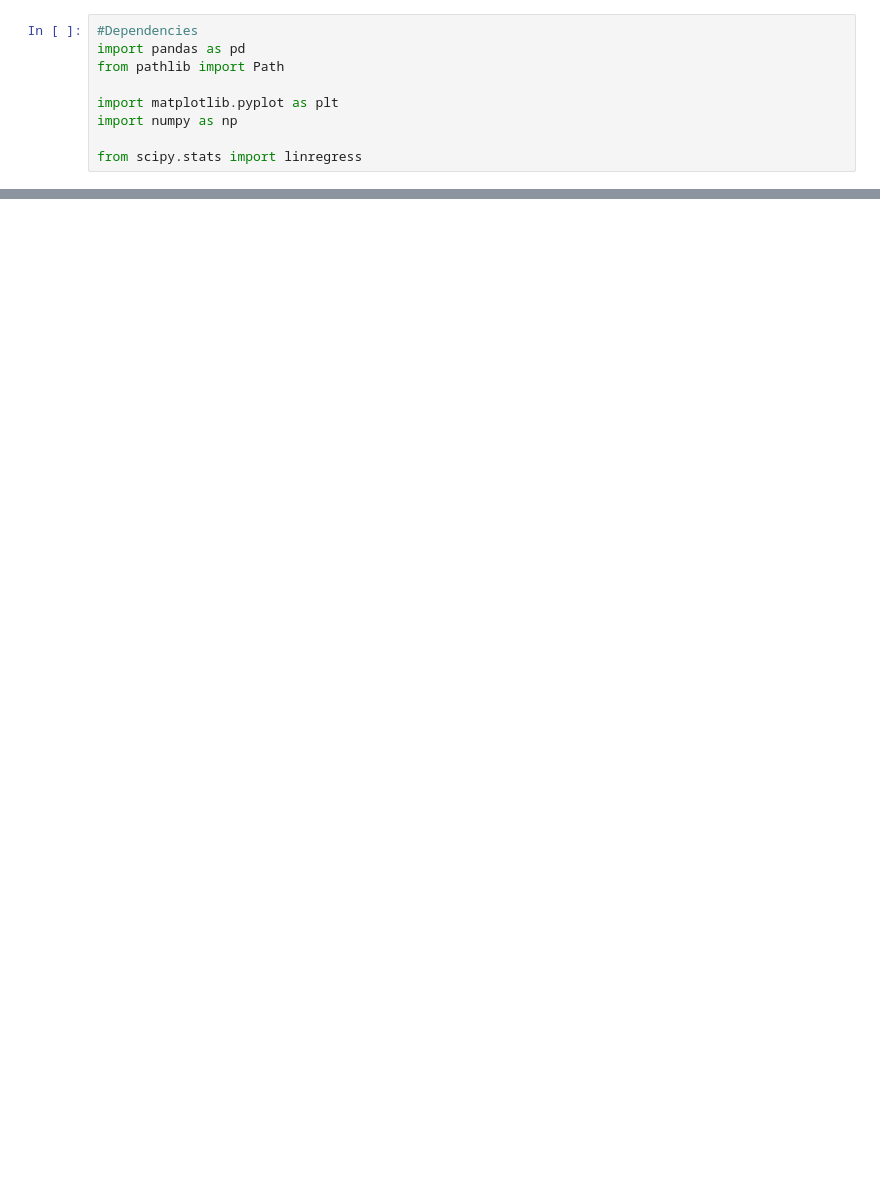
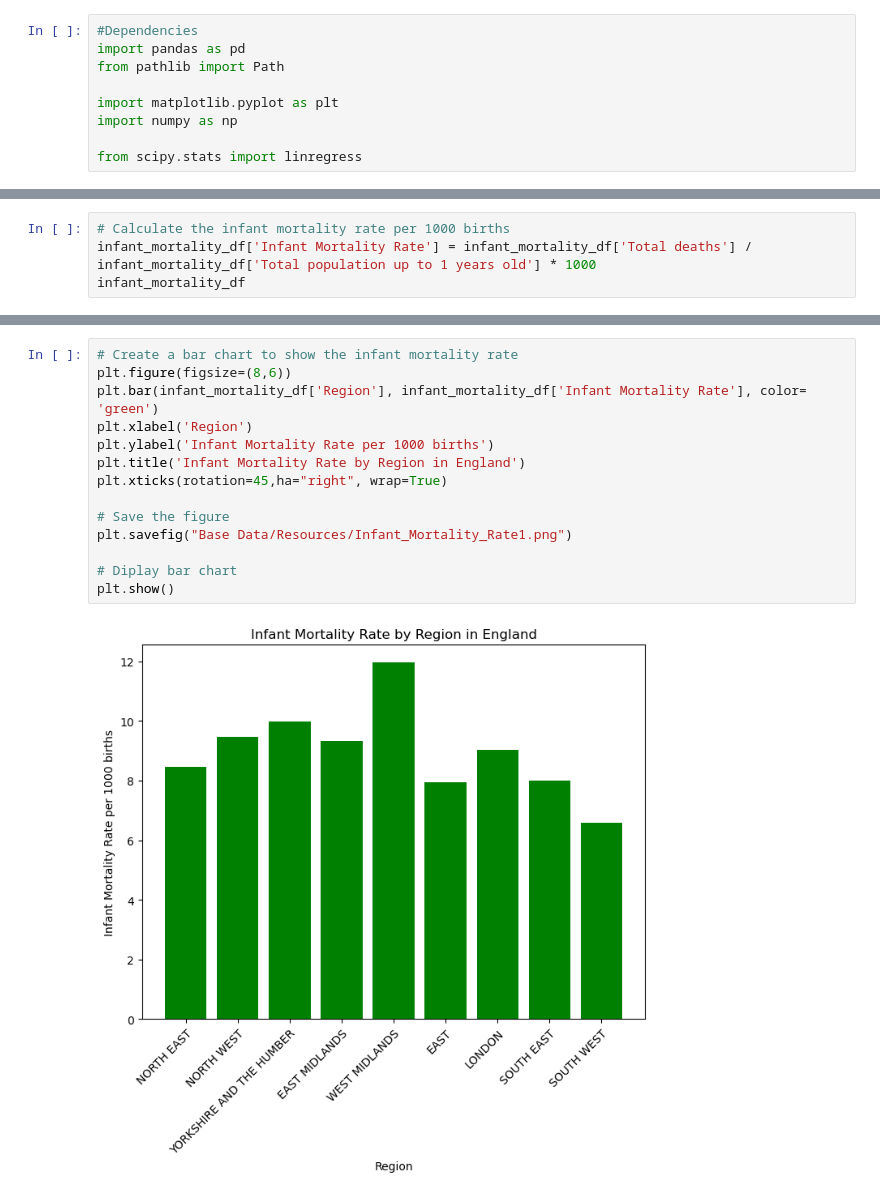
Before and after one commit to rachbee42/dataviz_project1_team4, a Jupyter notebook: Relative_comparisons.ipynb, the cells around one changed output, grey strips where cells are left out. Saved outputs shown, nothing was run; the diff lists cells and outputs as text; blank space fills up the shorter version.

Commit message:
final report data

```diff
--- a/Relative_comparisons.ipynb
+++ b/Relative_comparisons.ipynb
@@ -42,0 +43,4 @@ infant_mortality_df
+# %%
+# Calculate the infant mortality rate per 1000 births
+infant_mortality_df['Infant Mortality Rate'] = infant_mortality_df['Total deaths'] / infant_mortality_df['Total population up to 1 years old'] * 1000
+infant_mortality_df
@@ -42,0 +58,16 @@ infant_mortality_df
+# %%
+# Create a bar chart to show the infant mortality rate
+plt.figure(figsize=(8,6))
+plt.bar(infant_mortality_df['Region'], infant_mortality_df['Infant Mortality Rate'], color= 'green')
+plt.xlabel('Region')
+plt.ylabel('Infant Mortality Rate per 1000 births')
+plt.title('Infant Mortality Rate by Region in England')
+plt.xticks(rotation=45,ha="right", wrap=True)
+
+# Save the figure
+plt.savefig("Base Data/Resources/Infant_Mortality_Rate1.png")
+
+# Diplay bar chart
+plt.show()
+# %% [output]
+[figure, added]
```
Also changed, not shown: parts of 10 cells of this notebook, 8 other files.
